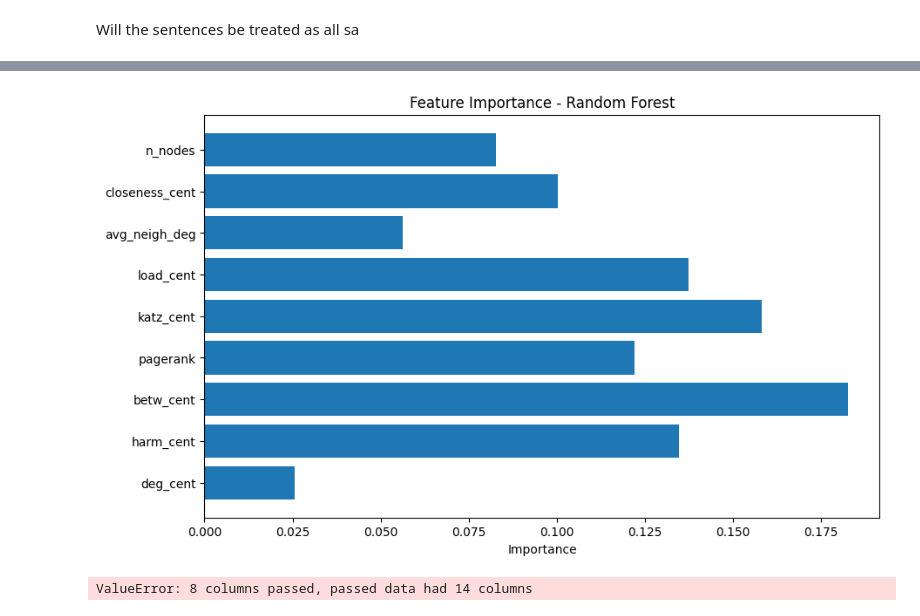
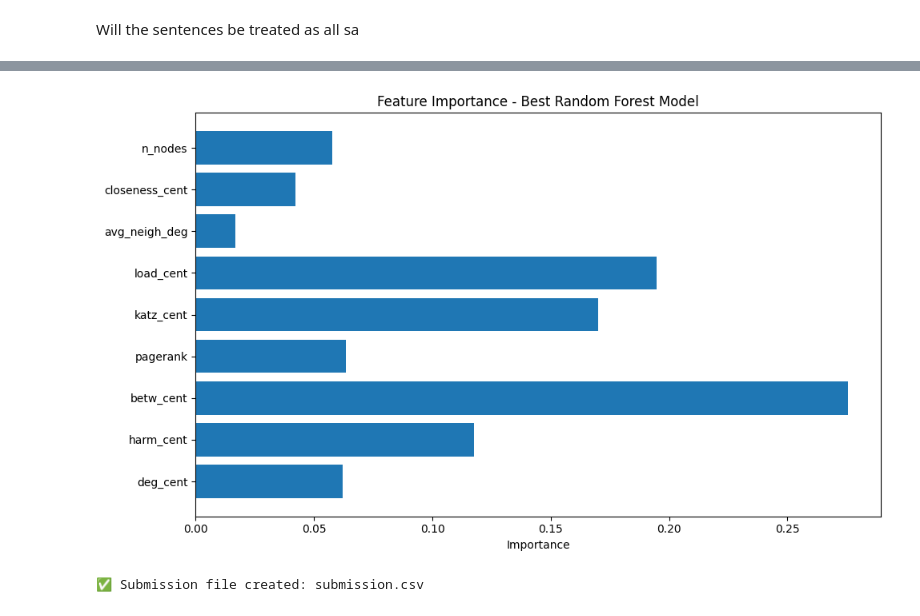
Before and after one commit to nifeolaj/tree-root-prediction, a Jupyter notebook: model.ipynb, the cells around one changed output, grey strips where cells are left out. Cells and saved outputs as stored; diff of their text form; code cells hidden in the pictures.

```diff
--- a/model.ipynb
+++ b/model.ipynb
@@ -422,17 +382,30 @@ for model in model_classes.values():
 # %%
-# 9. Feature Importance Analysis (Random Forest Example)
-rf_model = model_classes['Random Forest']
-importances = rf_model.feature_importances_
-plt.figure(figsize=(10,6))
+# === Feature Importance Analysis for Best Random Forest ===
+import matplotlib.pyplot as plt
+
+# Run separate search for Random Forest to isolate best model
+rf_pipe = Pipeline([('model', model_classes['Random Forest'])])
+rf_grid = GridSearchCV(rf_pipe, param_grids['Random Forest'], cv=gkf, scoring='f1', n_jobs=-1)
+rf_grid.fit(X_train, y_train, groups=groups_train)
+
+best_rf_model = rf_grid.best_estimator_.named_steps['model']  # extract RandomForestClassifier from pipeline
+
+# Get importances
+importances = best_rf_model.feature_importances_
+
+# Plot
+plt.figure(figsize=(10, 6))
 plt.barh(features + ['n_nodes'], importances)
-plt.title('Feature Importance - Random Forest')
+plt.title('Feature Importance - Best Random Forest Model')
 plt.xlabel('Importance')
+plt.tight_layout()
 plt.show()
 # %% [output]
-[figure, old version]
+[figure, new version]
 # %%
-# 10. Predicting for the test set
+# === Predicting for the test set using ensemble of best models ===
 submission_rows = []
+
 for idx, row in test_df.iterrows():
     edges = ast.literal_eval(row['edgelist'])
     T = nx.from_edgelist(edges)
@@ -445,26 +418,20 @@ for idx, row in test_df.iterrows():
         test_feats.append(feats)
 
     test_feats_df = pd.DataFrame(test_feats, columns=features)
-
-    test_feats_df = pd.DataFrame(MinMaxScaler().fit_transform(test_feats_df), columns=features)
-
     test_feats_df['n_nodes'] = row['n']
 
     probs = np.zeros(len(test_feats_df))
-    for model in model_classes.values():
+
+    # Use the trained best models from the grid search
+    for model in best_models.values():
         probs += model.predict_proba(test_feats_df)[:, 1]
-    probs /= len(model_classes)
+    probs /= len(best_models)
 
     predicted_root = test_nodes[np.argmax(probs)]
-
-    submission_rows.append({
-        'id': row['id'],
-        'root': predicted_root
-    })
+    submission_rows.append({'id': row['id'], 'root': predicted_root})
 
 submission_df = pd.DataFrame(submission_rows)
 submission_df.to_csv('submission.csv', index=False)
-
-print("Submission file created: submission.csv")
+print("✅ Submission file created: submission.csv")
 # %% [output]
-ValueError: 8 columns passed, passed data had 14 columns
+✅ Submission file created: submission.csv
```
Also changed, not shown: parts of 4 cells of this notebook.
